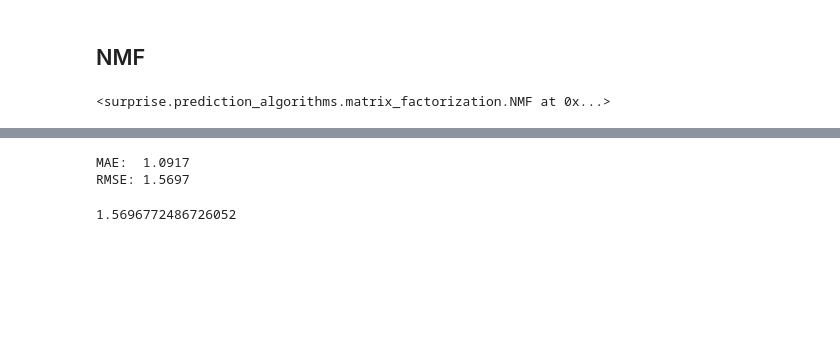
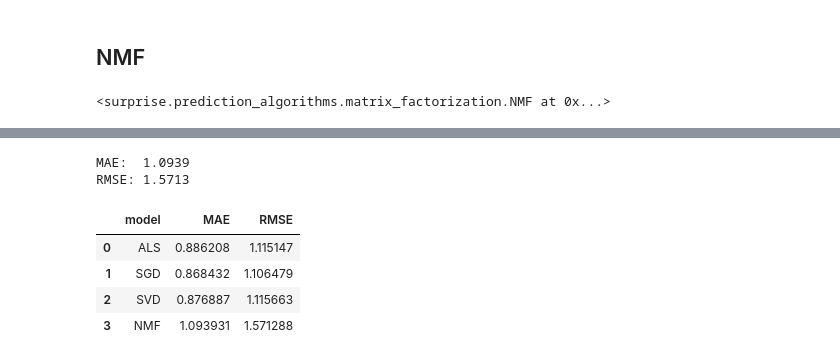
Before and after one commit to Biswas-N/recommendation-systems-for-yelp, a Jupyter notebook: notebooks/Model_Baseline.ipynb, the cells around one changed output, grey strips where cells are left out. Cells and saved outputs as stored; diff of their text form; code cells hidden in the pictures; blank space fills up the shorter version.

Commit message:
model/add model metrics to df for easy comparision

```diff
--- a/notebooks/Model_Baseline.ipynb
+++ b/notebooks/Model_Baseline.ipynb
@@ -124,0 +125,3 @@ RMSE: 1.1146
+# %%
+base_metrics_df.loc[base_metrics_df.model == 'ALS', "MAE"] = accuracy.mae(preds)
+base_metrics_df.loc[base_metrics_df.model == 'ALS', "RMSE"] = accuracy.rmse(preds)
@@ -152,0 +152,3 @@ RMSE: 1.1056
+# %%
+base_metrics_df.loc[base_metrics_df.model == 'SGD', "MAE"] = accuracy.mae(preds)
+base_metrics_df.loc[base_metrics_df.model == 'SGD', "RMSE"] = accuracy.rmse(preds)
@@ -180,0 +179,3 @@ RMSE: 1.1146
+# %%
+base_metrics_df.loc[base_metrics_df.model == 'SVD', "MAE"] = accuracy.mae(preds)
+base_metrics_df.loc[base_metrics_df.model == 'SVD', "RMSE"] = accuracy.rmse(preds)
@@ -202,7 +206,14 @@ df_preds.head()
-# %%
-accuracy.mae(preds)
-accuracy.rmse(preds)
-# %% [output]
-MAE:  1.0917
-RMSE: 1.5697
-1.5696772486726052
+# %%
+base_metrics_df.loc[base_metrics_df.model == 'NMF', "MAE"] = accuracy.mae(preds)
+base_metrics_df.loc[base_metrics_df.model == 'NMF', "RMSE"] = accuracy.rmse(preds)
+# %% [output]
+MAE:  1.0939
+RMSE: 1.5713
+# %%
+base_metrics_df
+# %% [output]
+|  | model | MAE | RMSE |
+| 0 | ALS | 0.886208 | 1.115147 |
+| 1 | SGD | 0.868432 | 1.106479 |
+| 2 | SVD | 0.876887 | 1.115663 |
+| 3 | NMF | 1.093931 | 1.571288 |
```
Also changed, not shown: parts of 13 cells of this notebook.
